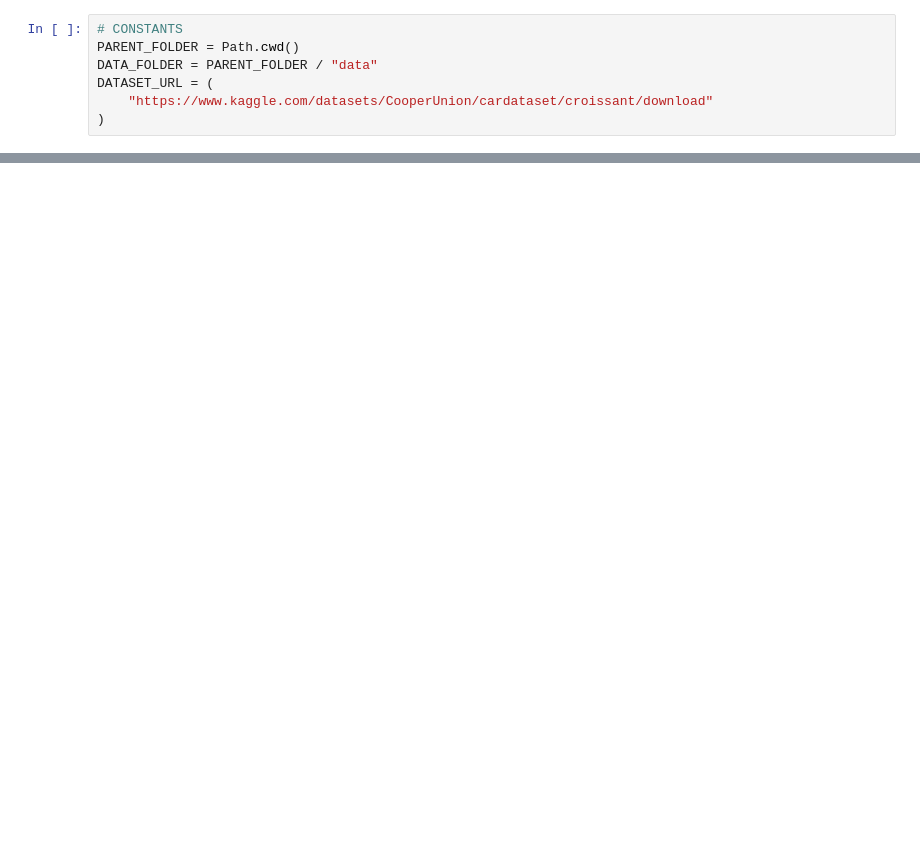
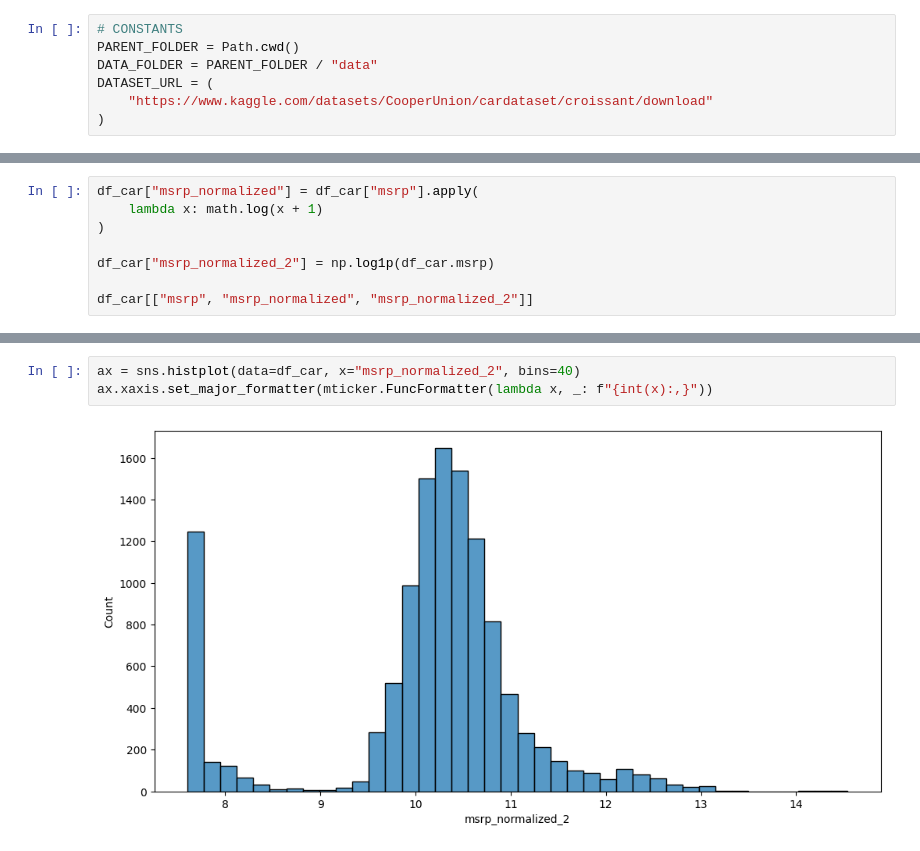
Before and after one commit to spaultify/mlzoomcamp2025, a Jupyter notebook: src/extras/regression/regression.ipynb, the cells around one changed output, grey strips where cells are left out. Cells and saved outputs as stored; diff of their text form; blank space fills up the shorter version.

```diff
--- a/src/extras/regression/regression.ipynb
+++ b/src/extras/regression/regression.ipynb
@@ -35,0 +72,8 @@ WARNING:absl:Found the following 1 warning(s) during the validation:
+# %%
+df_car["msrp_normalized"] = df_car["msrp"].apply(
+    lambda x: math.log(x + 1)
+)
+
+df_car["msrp_normalized_2"] = np.log1p(df_car.msrp)
+
+df_car[["msrp", "msrp_normalized", "msrp_normalized_2"]]
@@ -35,0 +94,5 @@ WARNING:absl:Found the following 1 warning(s) during the validation:
+# %%
+ax = sns.histplot(data=df_car, x="msrp_normalized_2", bins=40)
+ax.xaxis.set_major_formatter(mticker.FuncFormatter(lambda x, _: f"{int(x):,}"))
+# %% [output]
+[figure, added]
```
Also changed, not shown: parts of 7 cells of this notebook, 3 other files.
